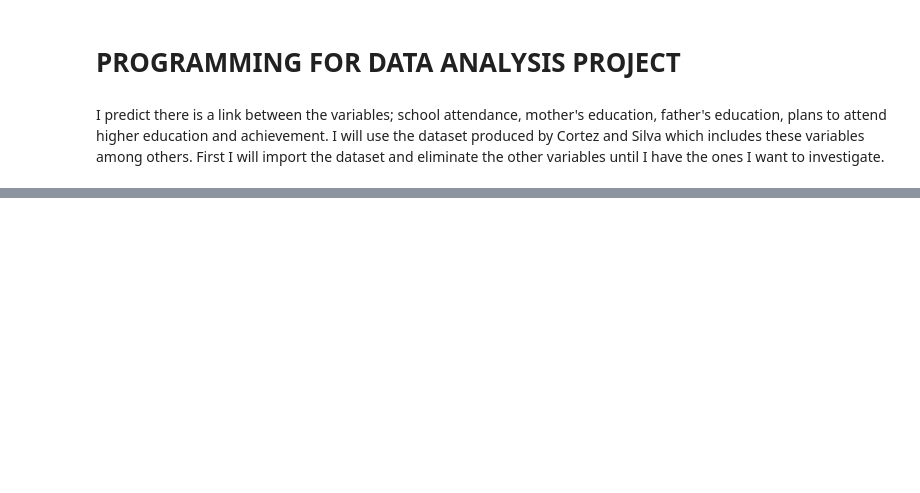
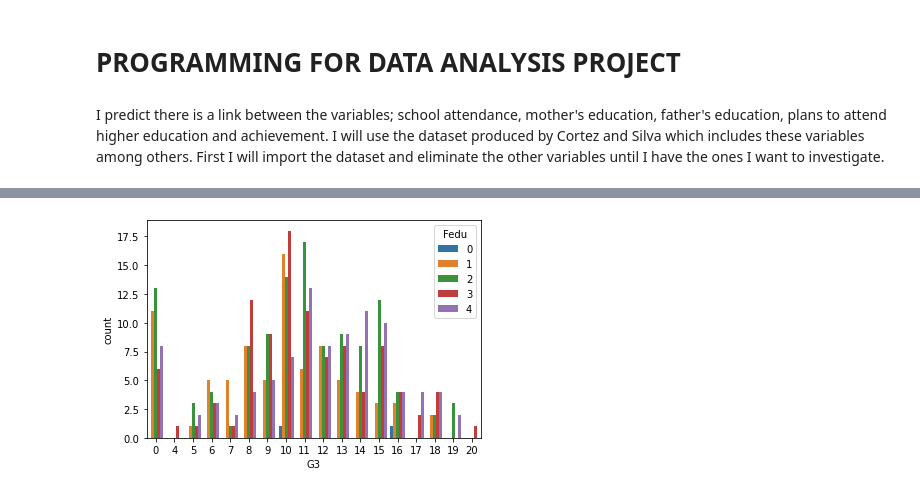
Before and after one commit to mobm65/Educational-Attainment---PDA-Project, a Jupyter notebook: PDA Project.ipynb, the cells around one changed output, grey strips where cells are left out. Cells and saved outputs as stored; diff of their text form; code cells hidden in the pictures; blank space fills up the shorter version.

```diff
--- a/PDA Project.ipynb
+++ b/PDA Project.ipynb
@@ -97,0 +125,5 @@ print(df.columns)
+# %%
+pd.crosstab(dfgrade["Fedu"], dfgrade["G3"], margins = True)
+sns.countplot(x = "G3", hue="Fedu", data = dfgrade);
+# %% [output]
+[figure, added]
```
Also changed, not shown: parts of 16 cells of this notebook.
